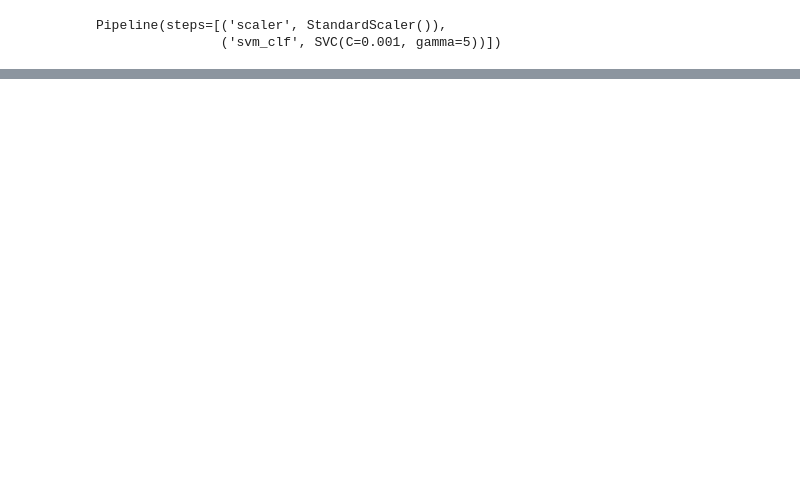
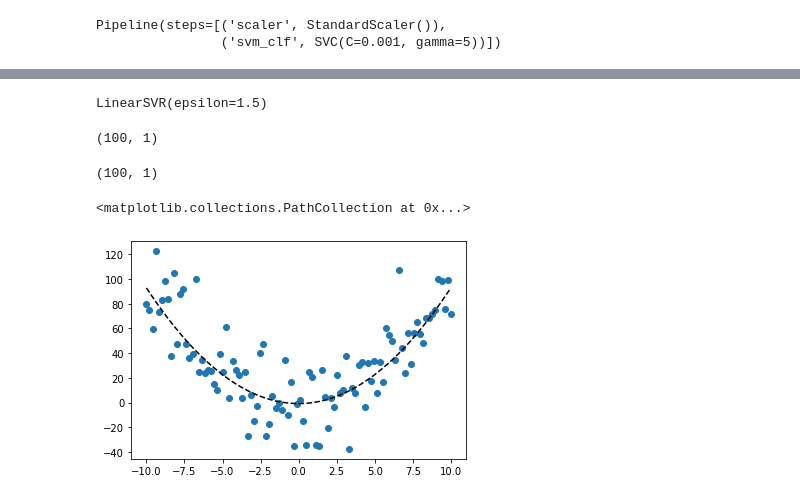
Before and after one commit to oeg1n18/ML, a Jupyter notebook: Support_vector_Machines.ipynb, the cells around one changed output, grey strips where cells are left out. Drawn from its saved outputs; the diff is of its cells as text; code cells hidden in the pictures; blank space fills up the shorter version.

Commit message:
SVM examples with kernel method regression and classification

```diff
--- a/Support_vector_Machines.ipynb
+++ b/Support_vector_Machines.ipynb
@@ -119,0 +138,25 @@ Pipeline(steps=[('scaler', StandardScaler()),
+# %%
+from sklearn.svm import LinearSVR
+svm_reg = LinearSVR(epsilon=1.5)  #epsilon determines the width of the street
+svm_reg.fit(X,y)
+# %% [output]
+LinearSVR(epsilon=1.5)
+# %%
+X = np.linspace(-10,10,100).reshape(100,1)
+print(X.shape)
+y = np.add(np.square(X), np.random.randn(100,1)*20)
+y.shape
+# %% [output]
+(100, 1)
+(100, 1)
+# %%
+from sklearn.svm import SVR
+
+svm_kern = SVR(kernel="poly", degree=2, C=100, epsilon=0.1)
+svm_kern.fit(X,y)
+y_pred = svm_kern.predict(X)
+plt.plot(X, y_pred, 'k--')
+plt.scatter(X, y)
+# %% [output]
+<matplotlib.collections.PathCollection at 0x...>
+[figure, added]
```
Also changed, not shown: parts of 7 cells of this notebook, 4 other files.
